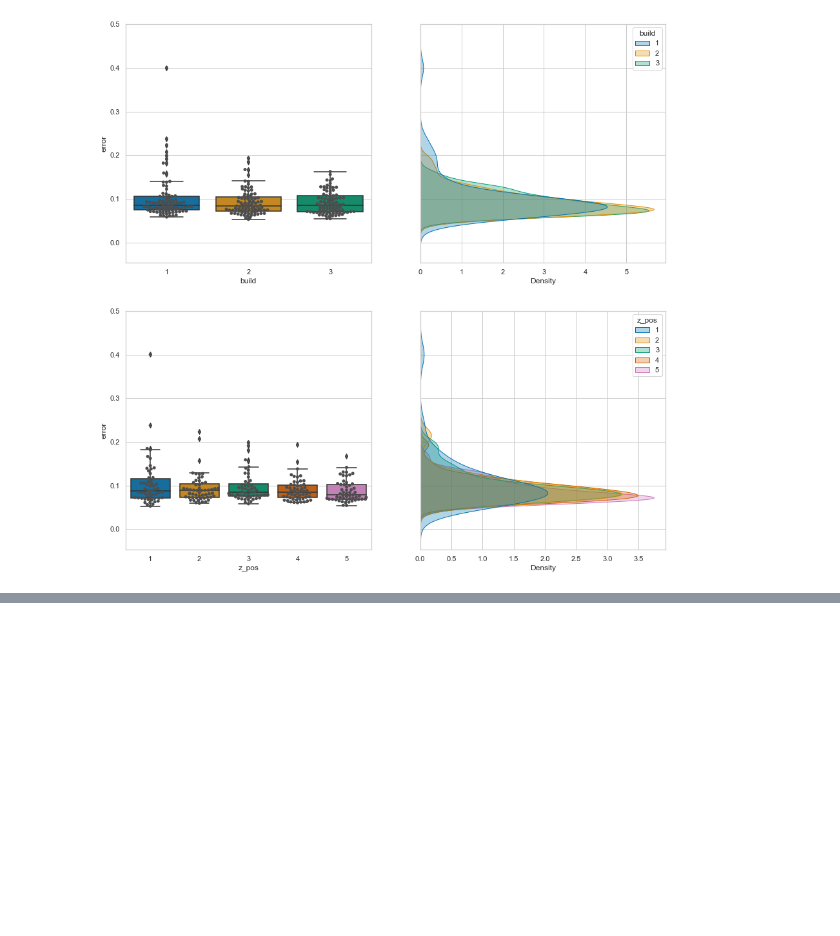
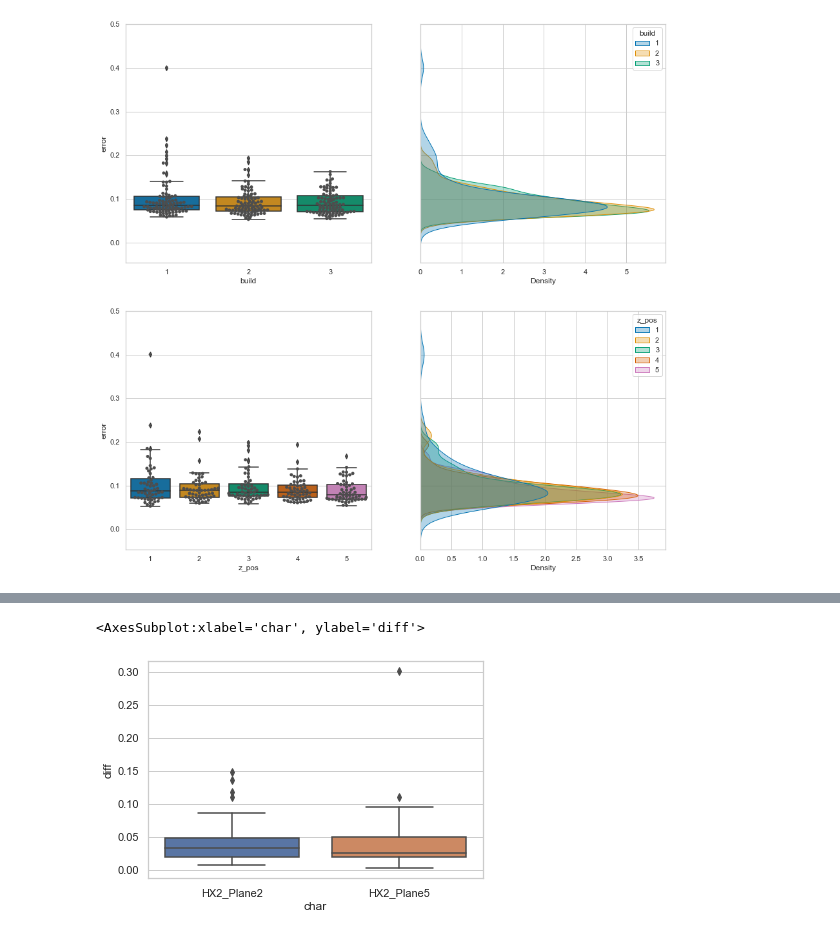
Before and after one commit to TheThorb/Leirmo_Exp1_Publication1, a Jupyter notebook: Compare_builds.ipynb, the cells around one changed output, grey strips where cells are left out. Cells and saved outputs as stored; diff of their text form; code cells hidden in the pictures; blank space fills up the shorter version.

Commit message:
Update with plots
Created plots for paper for Applied Science.

```diff
--- a/Compare_builds.ipynb
+++ b/Compare_builds.ipynb
@@ -458,0 +557,5 @@ p_vals
+# %%
+sns.boxplot(data=df_b, x='char', y='diff')
+# %% [output]
+<AxesSubplot:xlabel='char', ylabel='diff'>
+[figure, added]
```
Also changed, not shown: parts of 14 cells of this notebook.
